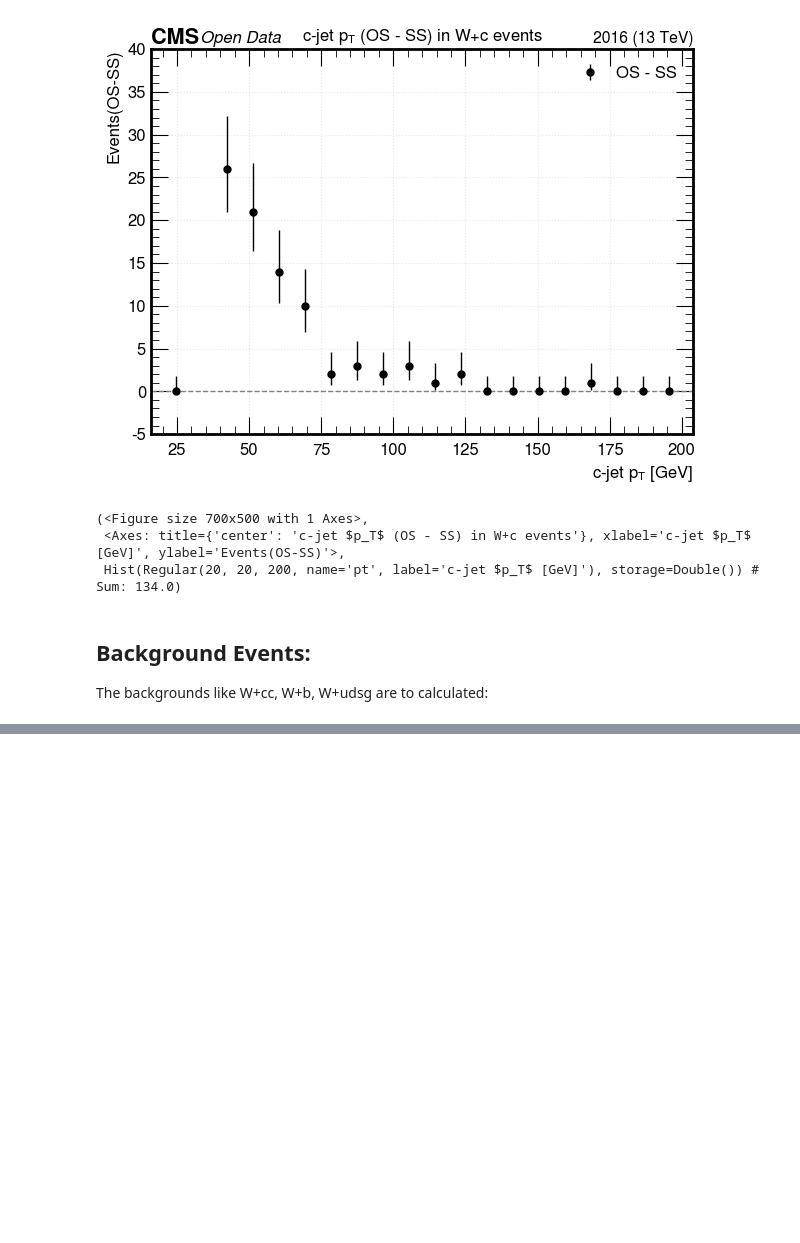
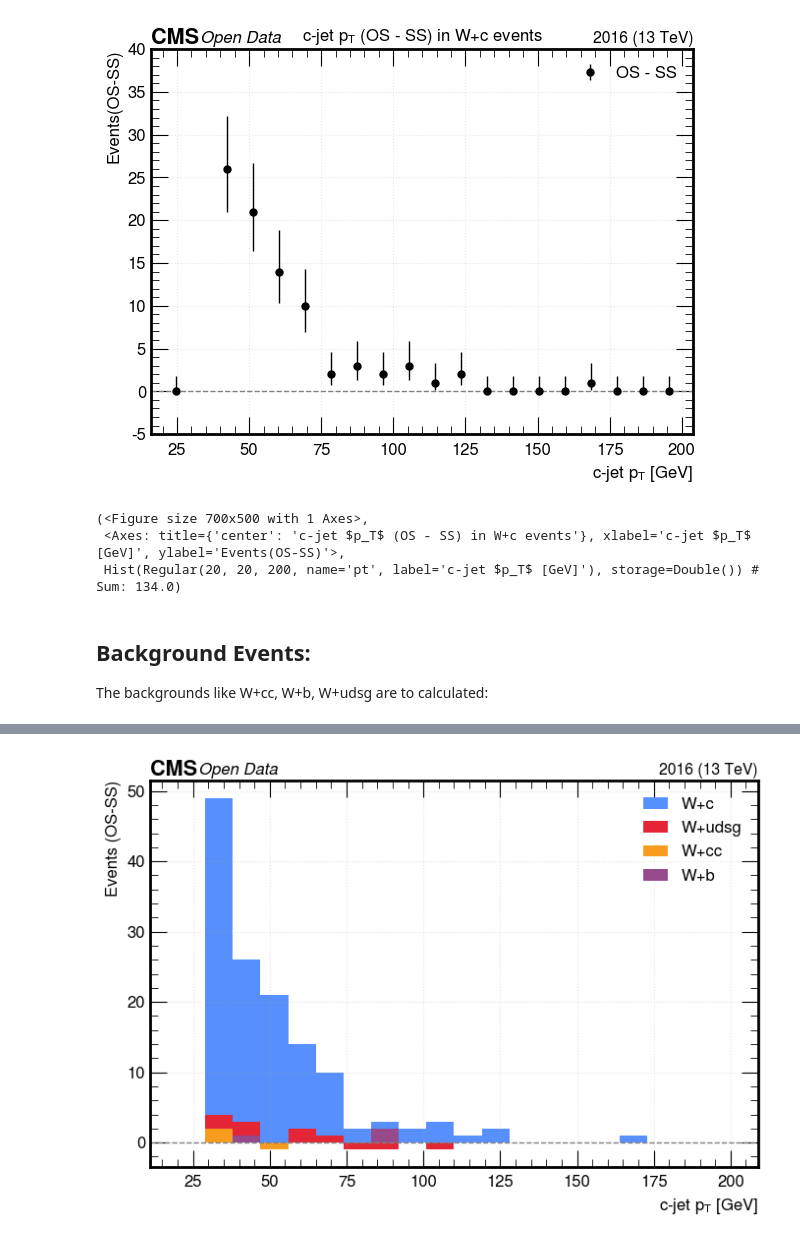
Before and after one commit to xondikoi03/charmTaggingAnalysis, a Jupyter notebook: Coffea/notebooks/WcAnalysis.ipynb, the cells around one changed output, grey strips where cells are left out. Drawn from its saved outputs; the diff is of its cells as text; code cells hidden in the pictures; blank space fills up the shorter version.

```diff
--- a/Coffea/notebooks/WcAnalysis.ipynb
+++ b/Coffea/notebooks/WcAnalysis.ipynb
@@ -618,0 +632,41 @@ make_diff_hist(cjet_pt_OS_Wudsg, cjet_pt_SS_Wudsg, bins=20, lo=20, hi=200, name=
+# %%
+def os_ss_hist(x_os, x_ss, *, bins=20, lo=20, hi=200, name="pt", label=None, normalize=False):
+    axis = h.axis.Regular(bins, lo, hi, name=name, label=(label if label else name))
+    hOS_d = h.dask.Hist(axis)
+    hSS_d = h.dask.Hist(axis)
+    hOS_d.fill(**{name: x_os})
+    hSS_d.fill(**{name: x_ss})
+    hDiff = hOS_d.compute() - hSS_d.compute()
+    if normalize:
+        s = float(hDiff.values().sum())
+        if s != 0:
+            hDiff = hDiff / s
+    return hDiff
+# %%
+# build OS-SS shapes for each category (expects these arrays already exist)
+h_Wc    = os_ss_hist(cjet_pt_OS,      cjet_pt_SS,  bins=20, lo=20, hi=200, normalize=False)
+h_Wcc   = os_ss_hist(cjet_pt_OS_Wcc,  cjet_pt_SS_Wcc,  bins=20, lo=20, hi=200, normalize=False)
+h_Wb    = os_ss_hist(cjet_pt_OS_Wb,   cjet_pt_SS_Wb,   bins=20, lo=20, hi=200, normalize=False)
+h_Wudsg = os_ss_hist(cjet_pt_OS_Wudsg,cjet_pt_SS_Wudsg,bins=20, lo=20, hi=200, normalize=False)
+
+# Overlay plot
+fig, ax = plt.subplots(figsize=(7, 5))
+
+mh.histplot(h_Wc,    ax=ax, label="W+c",    histtype="fill", linewidth=1.8, color="C0")
+mh.histplot(h_Wudsg, ax=ax, label="W+udsg", histtype="fill", linewidth=1.8, color="C2")
+mh.histplot(h_Wcc,   ax=ax, label="W+cc",   histtype="fill", linewidth=1.8, color="C1")
+mh.histplot(h_Wb,    ax=ax, label="W+b",    histtype="fill", linewidth=1.8, color="C3")
+
+mh.cms.label("Open Data", data=True, lumi=None, com=13, year=2016, loc=0)
+
+ax.set_xlabel(r"c-jet $p_T$ [GeV]")
+ax.set_ylabel("Events (OS-SS)")
+ax.axhline(0.0, color="0.5", lw=1, ls="--")
+ax.grid(True, alpha=0.3)
+ax.legend()
+
+plt.tight_layout()
+plt.savefig("Plots/cjet_pt_OSSS_overlay_Wc_Wcc_Wb_Wudsg.png")
+plt.show()
+# %% [output]
+[figure, added]
```
Also changed, not shown: parts of 6 cells of this notebook, 4 other files.
